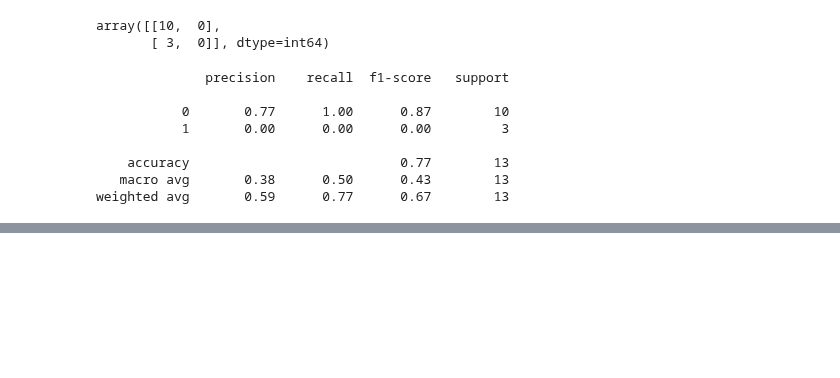
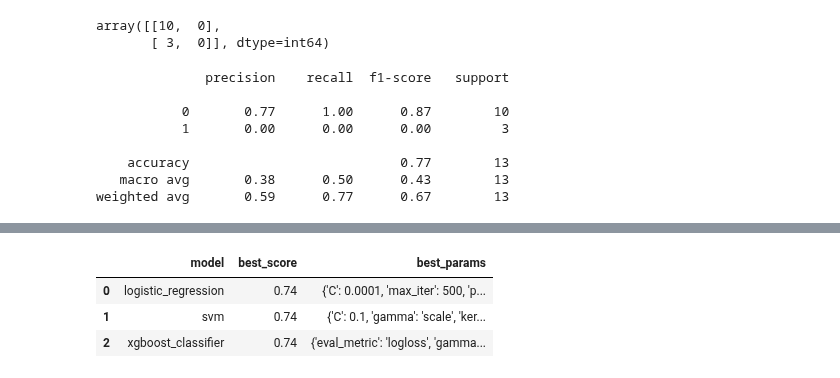
Before and after one commit to J-Kimani/DS, a Jupyter notebook: Projects/Data Proficiency Project/Data Proficiency Project.ipynb, the cells around one changed output, grey strips where cells are left out. Drawn from its saved outputs; the diff is of its cells as text; code cells hidden in the pictures; blank space fills up the shorter version.

Commit message:
model hyper parameter tuning

```diff
--- a/Projects/Data Proficiency Project/Data Proficiency Project.ipynb
+++ b/Projects/Data Proficiency Project/Data Proficiency Project.ipynb
@@ -1895,0 +1973,7 @@ weighted avg       0.59      0.77      0.67        13
+# %%
+find_best_classifier(X_train, y_train)
+# %% [output]
+|  | model | best_score | best_params |
+| 0 | logistic_regression | 0.74 | {'C': 0.0001, 'max_iter': 500, 'p... |
+| 1 | svm | 0.74 | {'C': 0.1, 'gamma': 'scale', 'ker... |
+| 2 | xgboost_classifier | 0.74 | {'eval_metric': 'logloss', 'gamma... |
```
Also changed, not shown: parts of 6 cells of this notebook, 1 other file.
